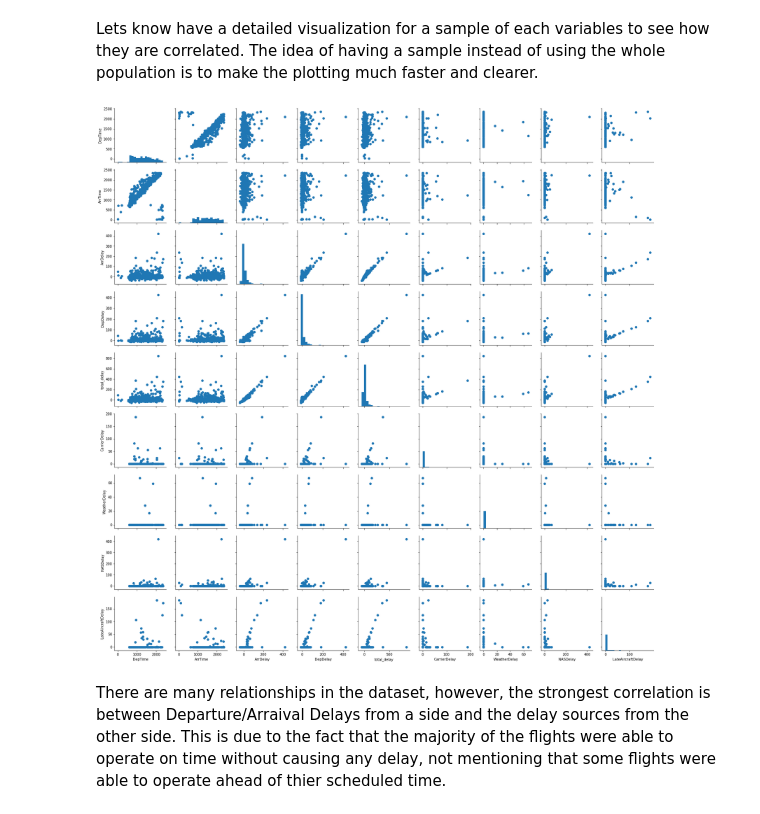
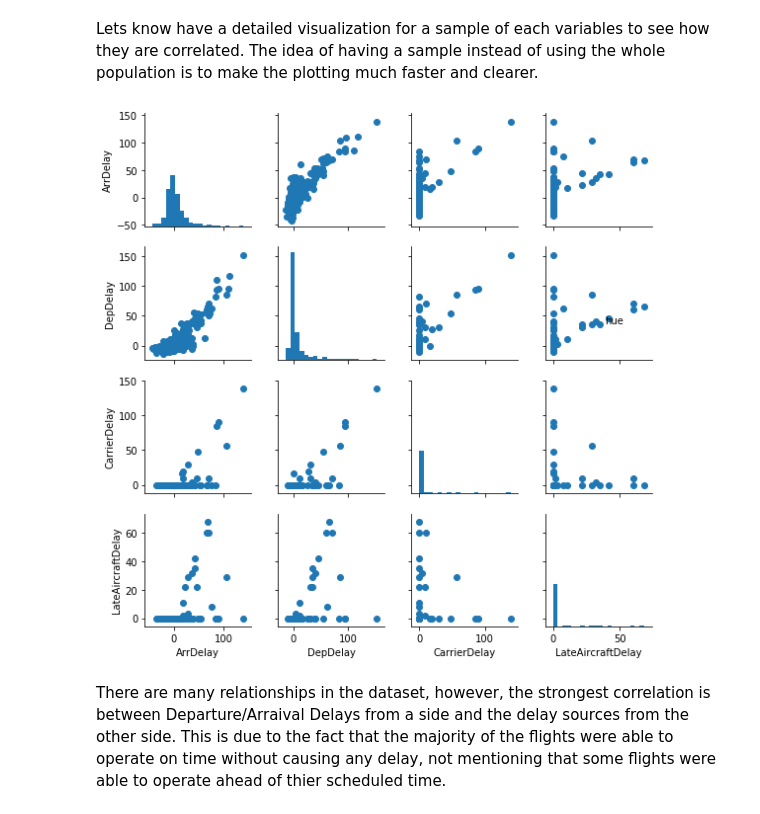
Before and after one commit to 0xRYx0/Udacity-Projects-DAND, a Jupyter notebook: DAND/Project#5 - Data Visualization/explanatory_notebook.ipynb, the cells around one changed output. Drawn from its saved outputs; the diff is of its cells as text; code cells hidden in the pictures.

```diff
--- a/DAND/Project#5 - Data Visualization/explanatory_notebook.ipynb
+++ b/DAND/Project#5 - Data Visualization/explanatory_notebook.ipynb
@@ -378,19 +388,19 @@ As illustrated in the heatmap, the darker area reflect a strong correlation betw
 Lets know have a detailed visualization for a sample of each variables to see how they are correlated. The idea of having a sample instead of using the whole population is to make the plotting much faster and clearer.
 # %%
 # Matrix plotting:
-correlated_numeric_vars = ['DepTime', 'ArrTime', 'ArrDelay','DepDelay', 'total_delay',
-                           'CarrierDelay', 'WeatherDelay','NASDelay', 'LateAircraftDelay']
+correlated_numeric_vars = ['ArrDelay','DepDelay','CarrierDelay','LateAircraftDelay']
 
 # Sampling for faster and clearer
 samples = np.random.choice(df_flights.shape[0], 500, replace = False)
 flights_sample = df_flights[correlated_numeric_vars].loc[samples,:].reindex()
 
+
 # correlation plot
-grid_graph = sb.PairGrid(data= flights_sample, vars= correlated_numeric_vars)
+grid_graph = sb.PairGrid(data= flights_sample, vars= correlated_numeric_vars, height=2)
 grid_graph = grid_graph.map_diag(plt.hist, bins= 20)
 grid_graph.map_offdiag(plt.scatter);
 # %% [output]
-[figure, old version]
+[figure, new version]
 # %% [markdown]
 There are many relationships in the dataset, however, the strongest correlation is between Departure/Arraival Delays from a side and the delay sources from the other side. This is due to the fact that the majority of the flights were able to operate on time without causing any delay, not mentioning that some flights were able to operate ahead of thier scheduled time.
 # %% [markdown]
```
Also changed, not shown: parts of 22 cells of this notebook, 2 other files.
